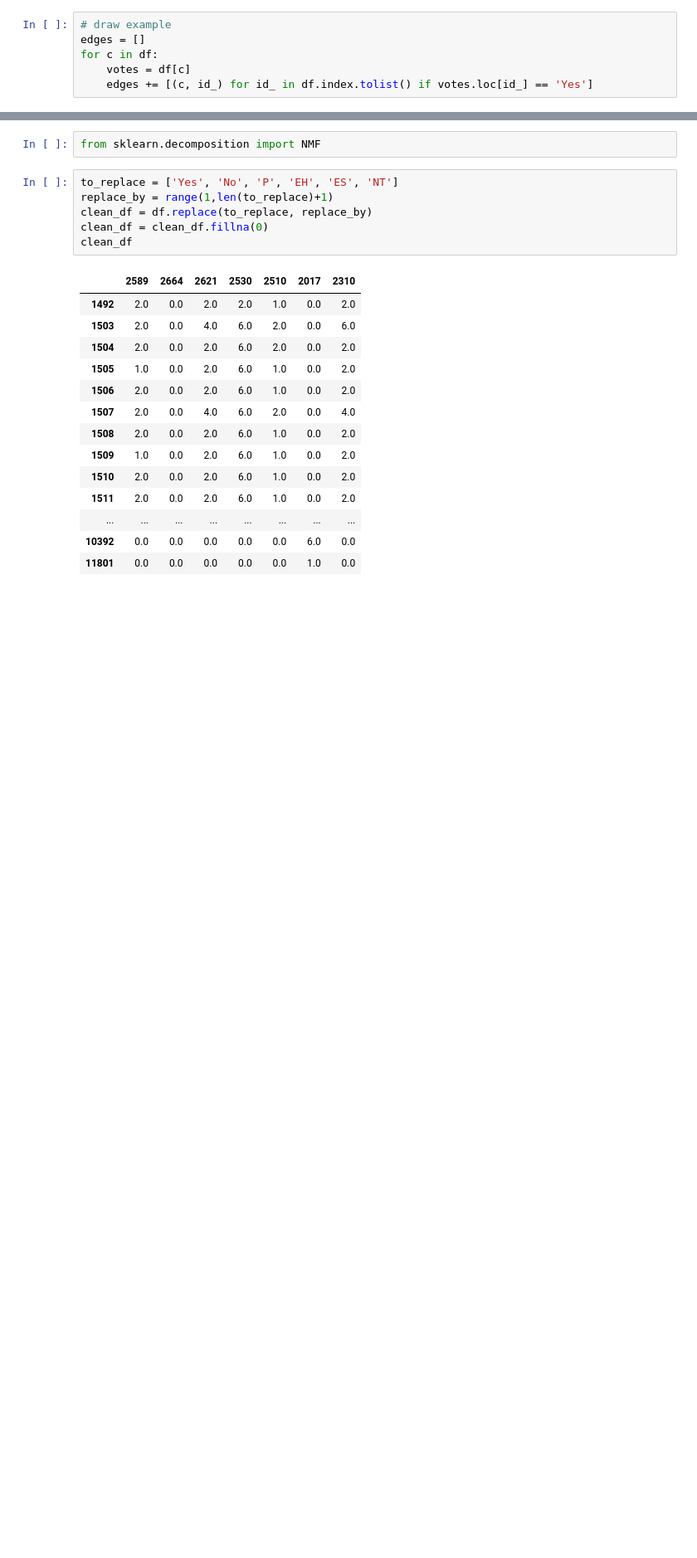
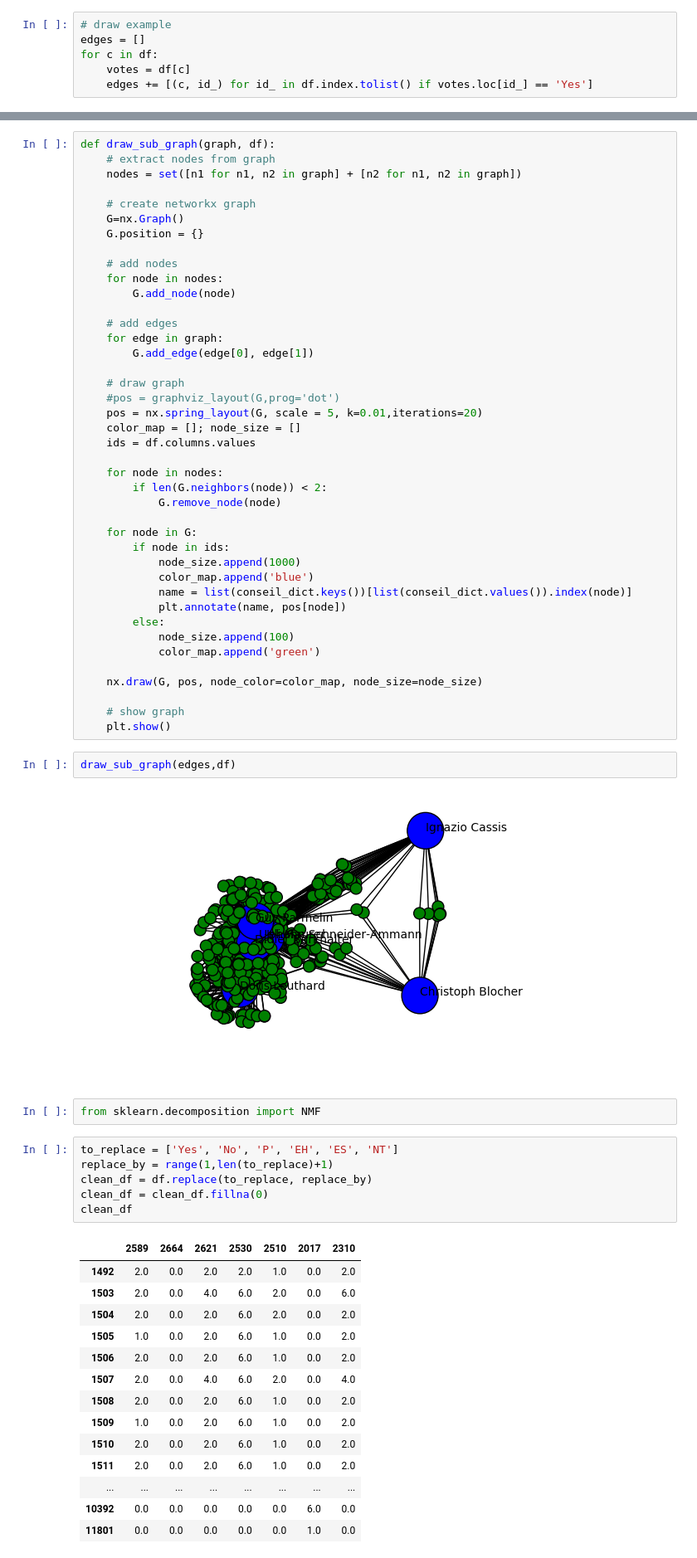
Before and after one commit to lazareGirardin/DataJamDays, a Jupyter notebook: Parlement.ipynb, the cells around one changed output, grey strips where cells are left out. Shown: that part at 83% size. Saved outputs shown, nothing was run; the diff lists cells and outputs as text; blank space fills up the shorter version.

```diff
--- a/Parlement.ipynb
+++ b/Parlement.ipynb
@@ -85,3 +86,48 @@ draw_graph(edges, df)
+# %%
+def draw_sub_graph(graph, df):
+    # extract nodes from graph
+    nodes = set([n1 for n1, n2 in graph] + [n2 for n1, n2 in graph])
+
+    # create networkx graph
+    G=nx.Graph()
+    G.position = {}
+
+    # add nodes
+    for node in nodes:
+        G.add_node(node)
+
+    # add edges
+    for edge in graph:
+        G.add_edge(edge[0], edge[1])
+
+    # draw graph
+    #pos = graphviz_layout(G,prog='dot')
+    pos = nx.spring_layout(G, scale = 5, k=0.01,iterations=20)
+    color_map = []; node_size = []
+    ids = df.columns.values
+
+    for node in nodes:
+        if len(G.neighbors(node)) < 2:
+            G.remove_node(node)
+
+    for node in G:
+        if node in ids:
+            node_size.append(1000)
+            color_map.append('blue')
+            name = list(conseil_dict.keys())[list(conseil_dict.values()).index(node)]
+            plt.annotate(name, pos[node])
+        else:
+            node_size.append(100)
+            color_map.append('green')
+
+    nx.draw(G, pos, node_color=color_map, node_size=node_size)
+
+    # show graph
+    plt.show()
+# %%
+draw_sub_graph(edges,df)
+# %% [output]
+[figure, added]
 # %%
 from sklearn.decomposition import NMF
 # %%
```
Also changed, not shown: parts of 3 cells of this notebook, 1 other file.
